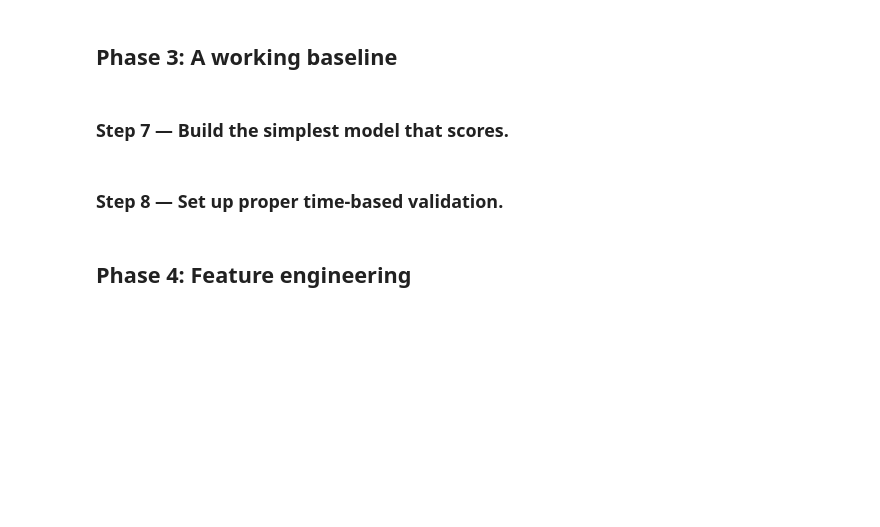
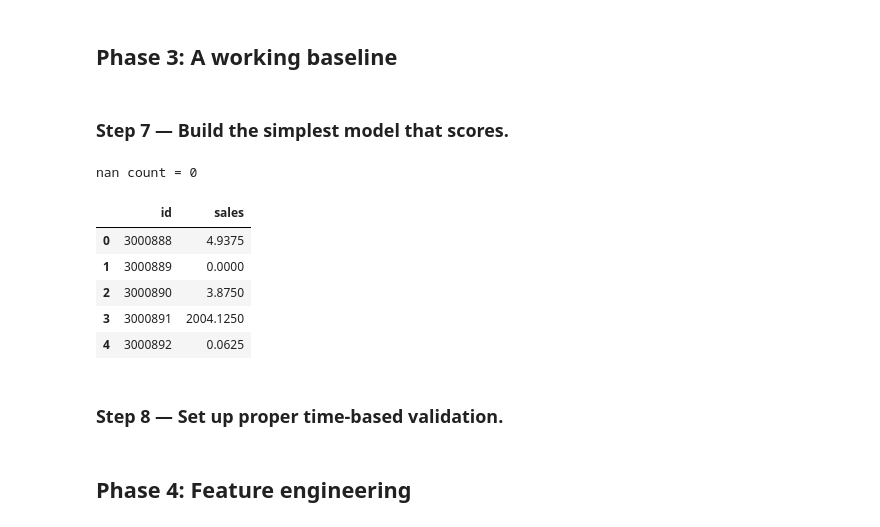
Before and after one commit to 11shafayet/store-sales-forecasting, a Jupyter notebook: notebooks/store-sales-forecasting-eda-to-submission.ipynb, the cells around one changed output. Drawn from its saved outputs; the diff is of its cells as text; code cells hidden in the pictures; blank space fills up the shorter version.

```diff
--- a/notebooks/store-sales-forecasting-eda-to-submission.ipynb
+++ b/notebooks/store-sales-forecasting-eda-to-submission.ipynb
@@ -256,0 +259,16 @@ Name: count, dtype: int64
+# %%
+train = train.merge(
+    loc_merge,
+    left_on=['date', 'city'],
+    right_on=['date', 'locale_name'],
+    how='left'
+)
+# %%
+holiday_cols = ['is_national_holiday', 'is_regional_holiday', 'is_local_holiday']
+train[holiday_cols] = train[holiday_cols].fillna(0)
+# %%
+train['is_holiday'] = (
+    (train['is_national_holiday'] == 1) |
+    (train['is_regional_holiday'] == 1) |
+    (train['is_local_holiday'] == 1)
+).astype(int)
@@ -258,6 +283,28 @@ Name: count, dtype: int64
 ## Phase 3: A working baseline
 # %% [markdown]
 ### Step 7 — Build the simplest model that scores.
+# %%
+recent = train[train['date'] >='2017-07-31'].copy()
+baseline_preds = recent.groupby(['store_nbr', 'family'])['sales'].mean().reset_index()
+# %%
+submission_df = test.merge(baseline_preds, on=['store_nbr', 'family'], how='left')
+nan_count = submission_df['sales'].isna().sum()
+print(f"nan count = {nan_count}")
+
+if nan_count != 0:
+    submission_df['sales'] = submission_df['sales'].fillna(0)
+
+submission = submission_df[['id', 'sales']]
+submission.to_csv('submission.csv', index=False)
+submission.head()
+# %% [output]
+nan count = 0
+|  | id | sales |
+| 0 | 3000888 | 4.9375 |
+| 1 | 3000889 | 0.0000 |
+| 2 | 3000890 | 3.8750 |
+| 3 | 3000891 | 2004.1250 |
+| 4 | 3000892 | 0.0625 |
 # %% [markdown]
 ### Step 8 — Set up proper time-based validation.
 # %% [markdown]
```
Also changed, not shown: parts of 2 cells of this notebook.
